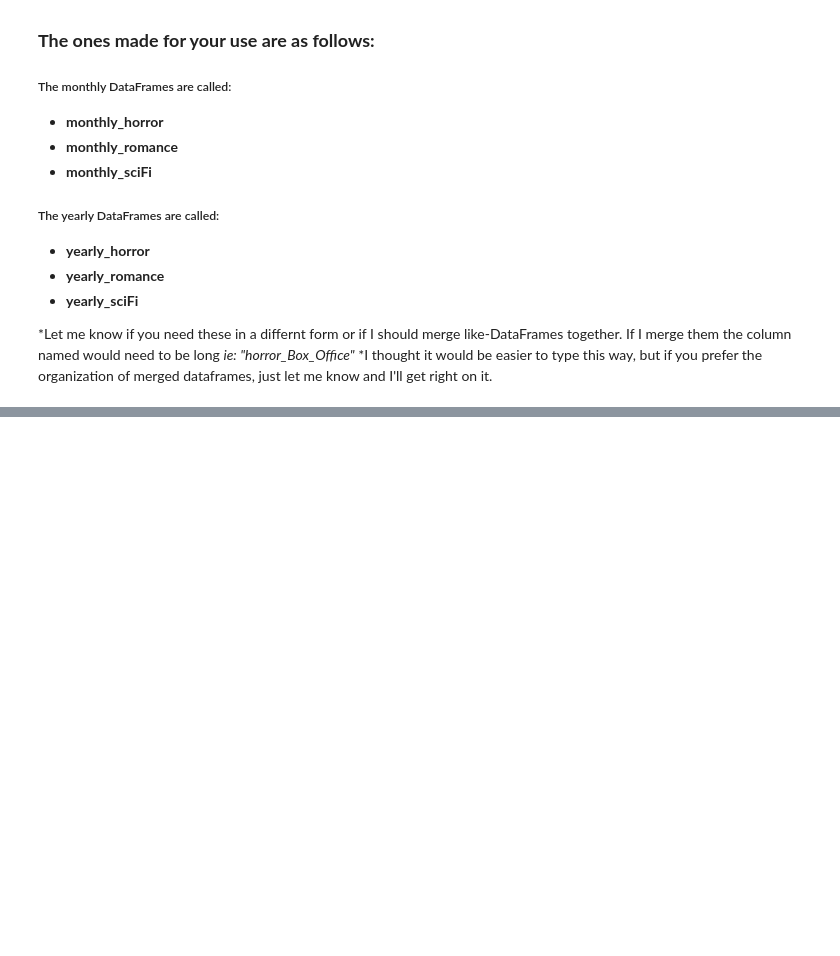
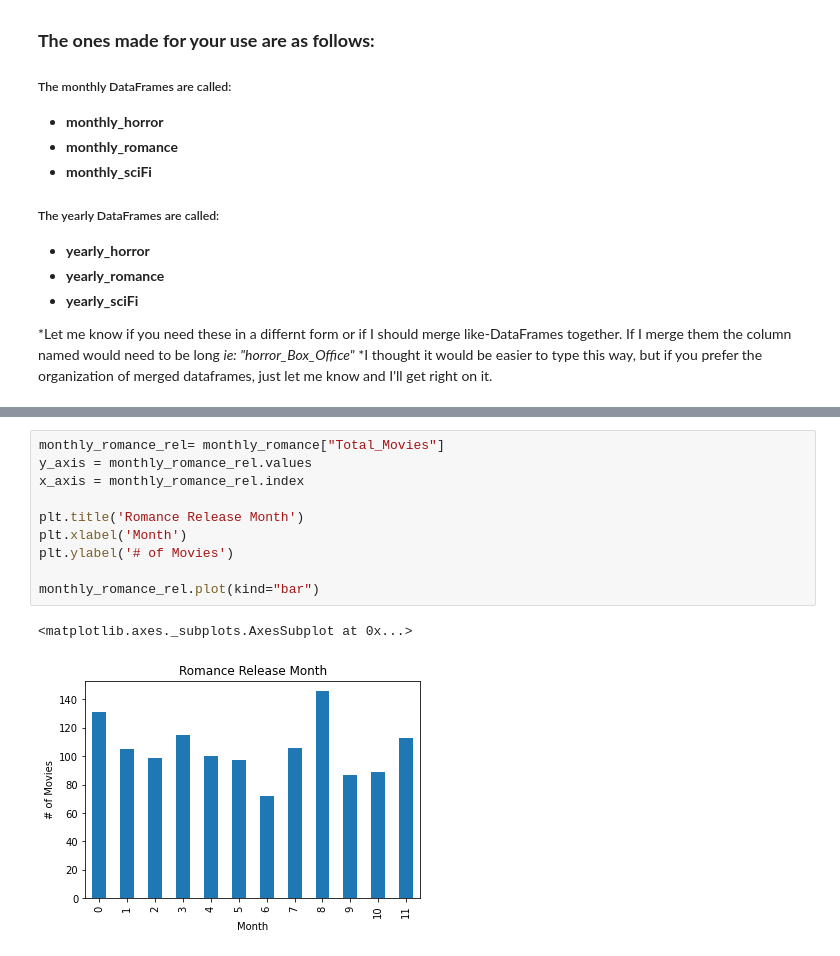
Before and after one commit to Lweston75/Project-One, a Jupyter notebook: movie_graphs.ipynb, the cells around one changed output, grey strips where cells are left out. Cells and saved outputs as stored; diff of their text form; blank space fills up the shorter version.

```diff
--- a/movie_graphs.ipynb
+++ b/movie_graphs.ipynb
@@ -171,0 +215,13 @@ yearly_sciFy.head()
+# %%
+monthly_romance_rel= monthly_romance["Total_Movies"]
+y_axis = monthly_romance_rel.values
+x_axis = monthly_romance_rel.index
+
+plt.title('Romance Release Month')
+plt.xlabel('Month')
+plt.ylabel('# of Movies')
+
+monthly_romance_rel.plot(kind="bar")
+# %% [output]
+<matplotlib.axes._subplots.AxesSubplot at 0x...>
+[figure, added]
```
Also changed, not shown: parts of 27 cells of this notebook.
